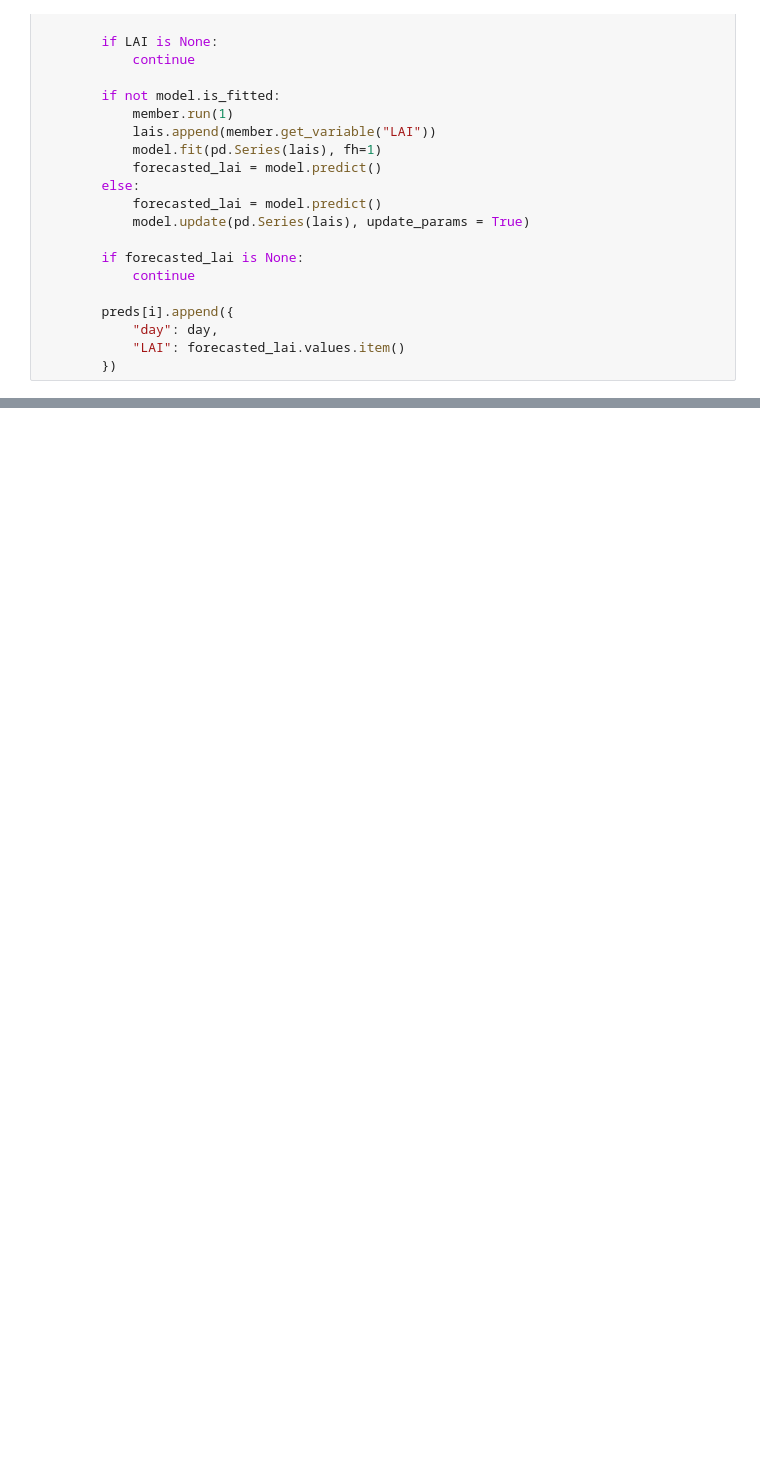
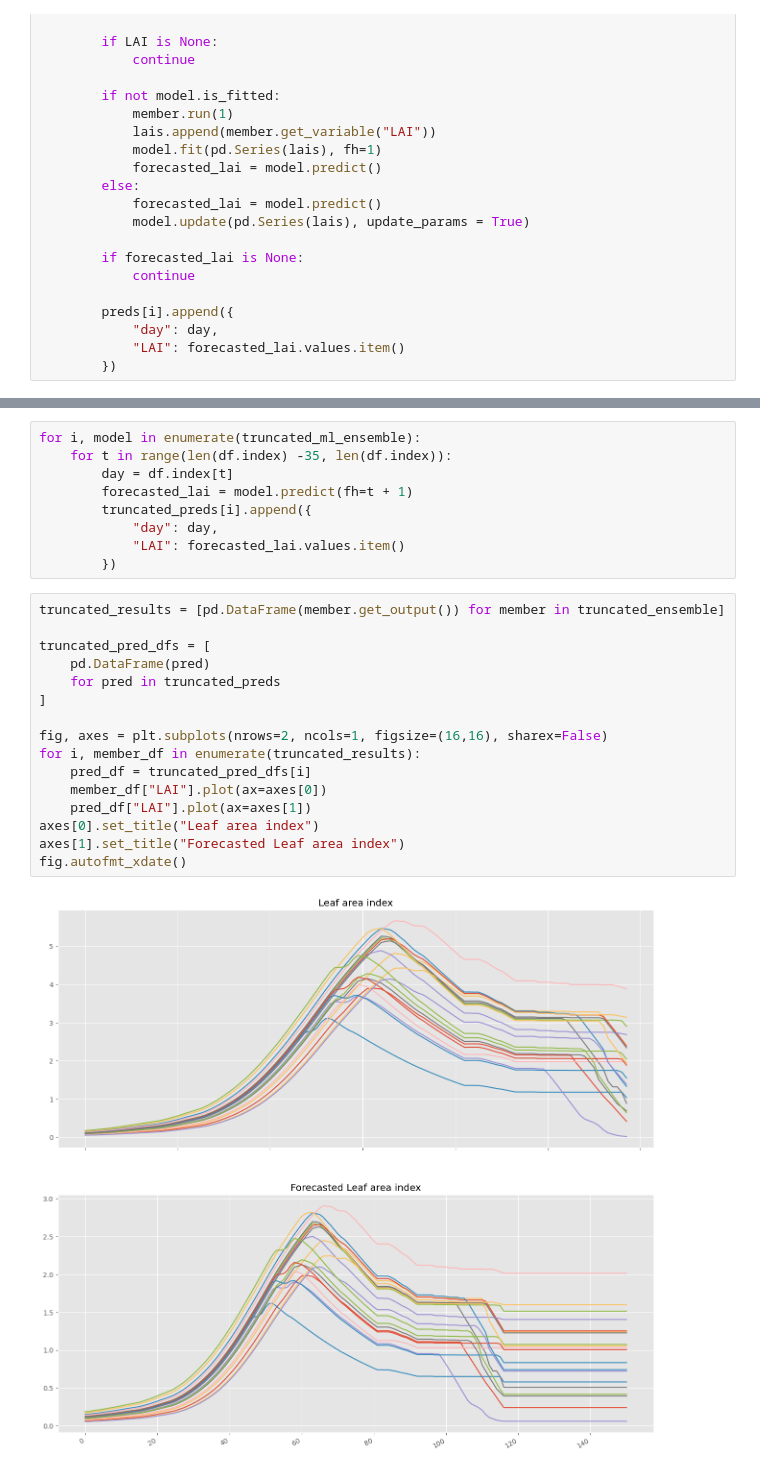
Before and after one commit to JBris/wofost-data-assimilation, a Jupyter notebook: notebooks/sktime.ipynb, the cells around one changed output, grey strips where cells are left out. Cells and saved outputs as stored; diff of their text form; blank space fills up the shorter version.

```diff
--- a/notebooks/sktime.ipynb
+++ b/notebooks/sktime.ipynb
@@ -173,0 +232,27 @@ fig.autofmt_xdate()
+# %%
+for i, model in enumerate(truncated_ml_ensemble):
+    for t in range(len(df.index) -35, len(df.index)):
+        day = df.index[t]
+        forecasted_lai = model.predict(fh=t + 1)
+        truncated_preds[i].append({
+            "day": day,
+            "LAI": forecasted_lai.values.item()
+        })
+# %%
+truncated_results = [pd.DataFrame(member.get_output()) for member in truncated_ensemble]
+
+truncated_pred_dfs = [
+    pd.DataFrame(pred)
+    for pred in truncated_preds
+]
+
+fig, axes = plt.subplots(nrows=2, ncols=1, figsize=(16,16), sharex=False)
+for i, member_df in enumerate(truncated_results):
+    pred_df = truncated_pred_dfs[i]
+    member_df["LAI"].plot(ax=axes[0])
+    pred_df["LAI"].plot(ax=axes[1])
+axes[0].set_title("Leaf area index")
+axes[1].set_title("Forecasted Leaf area index")
+fig.autofmt_xdate()
+# %% [output]
+[figure, added]
```
Also changed, not shown: parts of 11 cells of this notebook, 3 other files.
